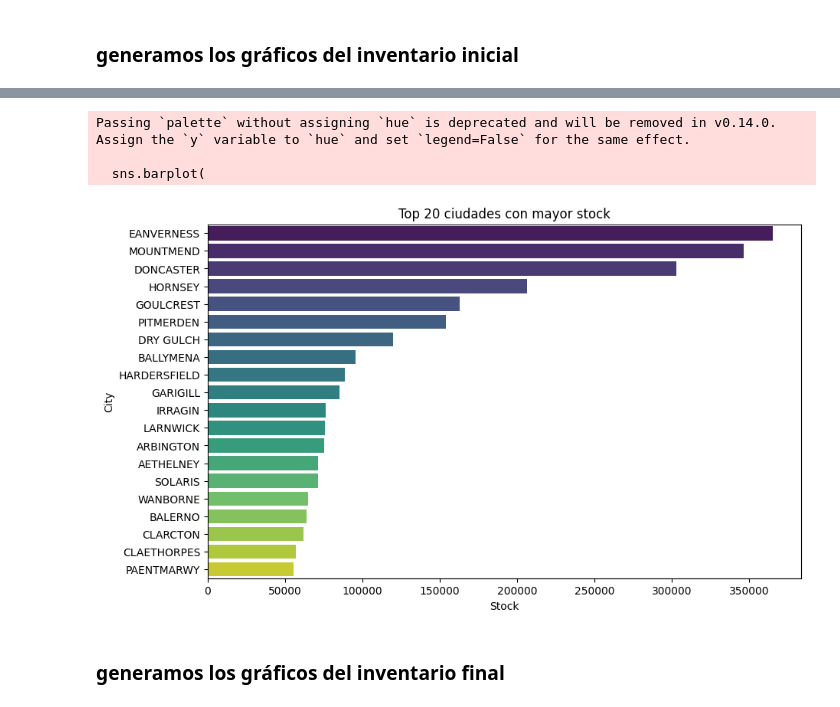
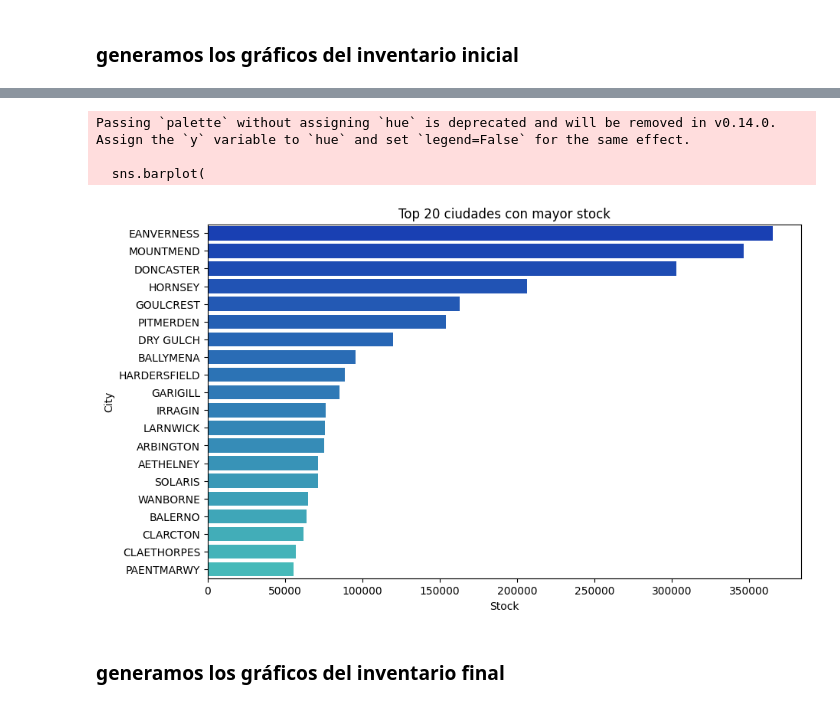
Before and after one commit to dssuarezca/PF-Inventory, a Jupyter notebook: EDA/generacion_graficos.ipynb, the cells around one changed output, grey strips where cells are left out. Saved outputs shown, nothing was run; the diff lists cells and outputs as text; code cells hidden in the pictures.

```diff
--- a/EDA/generacion_graficos.ipynb
+++ b/EDA/generacion_graficos.ipynb
@@ -65,30 +79,37 @@ Passing `palette` without assigning `hue` is deprecated and will be removed in v
 # %%
 # Agrupamos por ciudades para saber el stock total por ciudad
 productos_top = (
-    df_inventario_inicial.groupby("City")["onHand"]
+    df_inventario_inicial.groupby("Ciudad")["Stock"]
       .sum()
       .sort_values(ascending=False)
       .head(20)
       .reset_index()
 )
 
+# Crear colormap desde azul oscuro hasta verde celeste
+cmap = LinearSegmentedColormap.from_list("azul_verde", ["#0033cc", "#33cccc"])
+
+n = 20
+# Generar n colores del colormap
+colors = [cmap(i/(n-1)) for i in range(n)]
+
 # Gráfico
 plt.figure(figsize=(10,6))
 sns.barplot(
     data=productos_top,
-    x="onHand",
-    y="City",
-    palette="viridis"
+    x="Stock",
+    y="Ciudad",
+    palette=colors
 )
 plt.title("Top 20 ciudades con mayor stock")
 plt.xlabel("Stock")
 plt.ylabel("City")
 plt.show()
 # %% [output]
 Passing `palette` without assigning `hue` is deprecated and will be removed in v0.14.0. Assign the `y` variable to `hue` and set `legend=False` for the same effect.
 
   sns.barplot(
-[figure, old version]
+[figure, new version]
 # %%
 df_inventario_inicial.columns = ["ID Inventario", "Tienda", "Ciudad", "Marca", "Descripción", "Volumen", "Stock", "Precio", "Fecha Inventario"]
 # %% [markdown]
```
Also changed, not shown: parts of 3 cells of this notebook.
